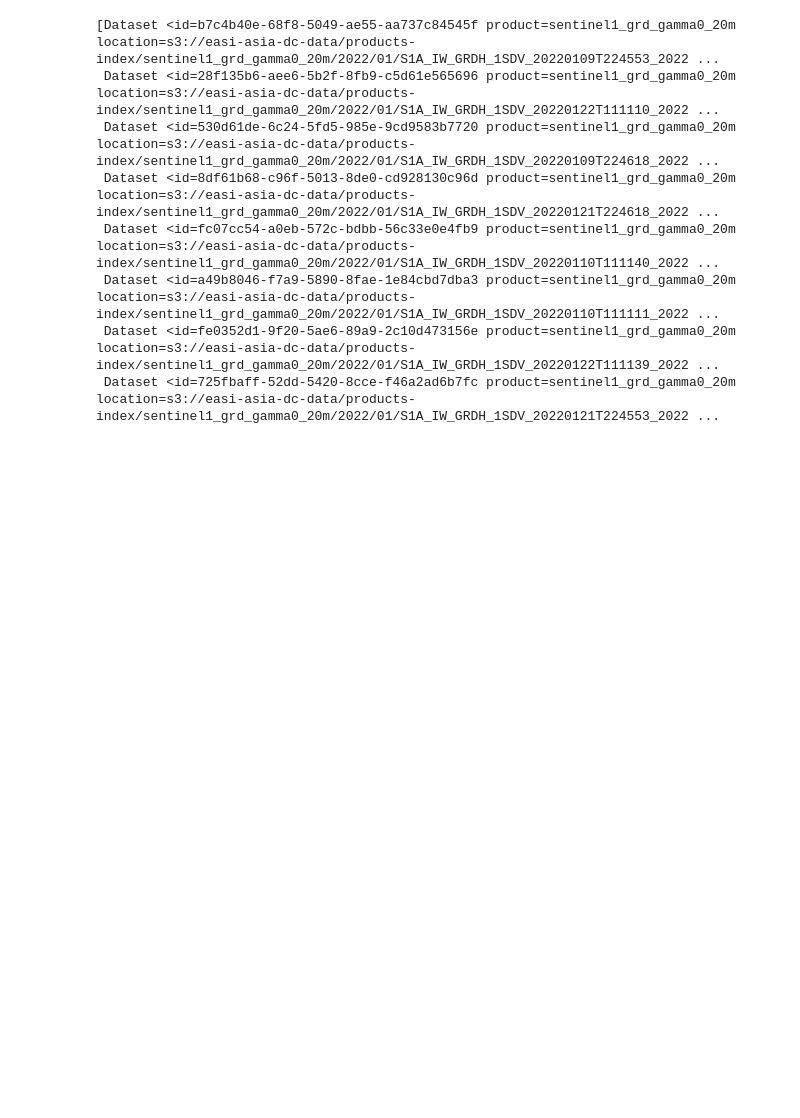
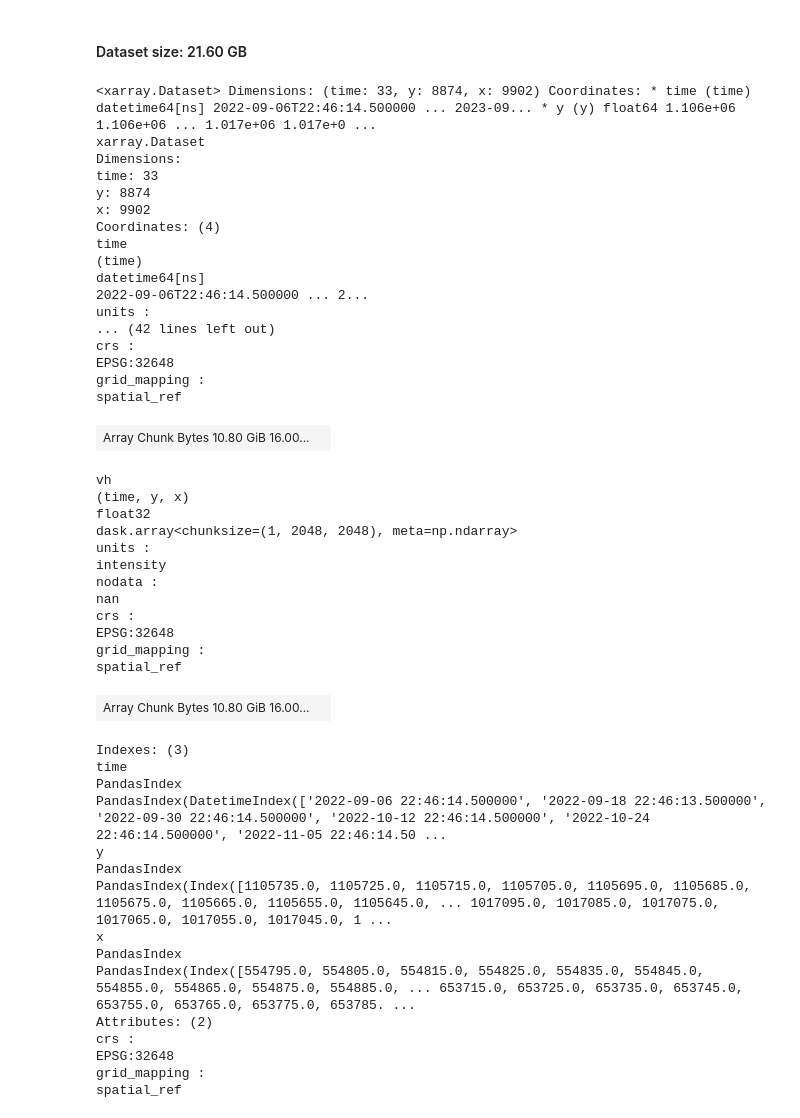
Before and after one commit to minhify/CTU-CSIROBoeingPhase5, a Jupyter notebook: test_VH_VV.ipynb, the cells around one changed output. Saved outputs shown, nothing was run; the diff lists cells and outputs as text; code cells hidden in the pictures; blank space fills up the shorter version.

```diff
--- a/test_VH_VV.ipynb
+++ b/test_VH_VV.ipynb
@@ -22,17 +21,63 @@ dc.list_products()
 # %%
-datasets = dc.find_datasets(
+ds = dc.load(
     product="sentinel1_grd_gamma0_20m",
     x=(105.5, 106.4),
     y=(9.2, 10.0),
-    time=("2022-01-01", "2022-02-01")
+    time=("2022-09-01", "2023-10-01"),
+    measurements=["vv", "vh"],
+    output_crs="EPSG:32648",
+    resolution=(-10,10),
+    dask_chunks={"x":2048, "y":2048},
+    skip_broken_datasets=True,
+    group_by="solar_day"
 )
-datasets
+notebook_utils.heading(notebook_utils.xarray_object_size(ds))
+ds
 # %% [output]
+Dataset size: 21.60 GB
-[Dataset <id=b7c4b40e-68f8-5049-ae55-aa737c84545f product=sentinel1_grd_gamma0_20m location=s3://easi-asia-dc-data/products-index/sentinel1_grd_gamma0_20m/2022/01/S1A_IW_GRDH_1SDV_20220109T224553_2022 ...
- Dataset <id=28f135b6-aee6-5b2f-8fb9-c5d61e565696 product=sentinel1_grd_gamma0_20m location=s3://easi-asia-dc-data/products-index/sentinel1_grd_gamma0_20m/2022/01/S1A_IW_GRDH_1SDV_20220122T111110_2022 ...
- Dataset <id=530d61de-6c24-5fd5-985e-9cd9583b7720 product=sentinel1_grd_gamma0_20m location=s3://easi-asia-dc-data/products-index/sentinel1_grd_gamma0_20m/2022/01/S1A_IW_GRDH_1SDV_20220109T224618_2022 ...
- Dataset <id=8df61b68-c96f-5013-8de0-cd928130c96d product=sentinel1_grd_gamma0_20m location=s3://easi-asia-dc-data/products-index/sentinel1_grd_gamma0_20m/2022/01/S1A_IW_GRDH_1SDV_20220121T224618_2022 ...
- Dataset <id=fc07cc54-a0eb-572c-bdbb-56c33e0e4fb9 product=sentinel1_grd_gamma0_20m location=s3://easi-asia-dc-data/products-index/sentinel1_grd_gamma0_20m/2022/01/S1A_IW_GRDH_1SDV_20220110T111140_2022 ...
- Dataset <id=a49b8046-f7a9-5890-8fae-1e84cbd7dba3 product=sentinel1_grd_gamma0_20m location=s3://easi-asia-dc-data/products-index/sentinel1_grd_gamma0_20m/2022/01/S1A_IW_GRDH_1SDV_20220110T111111_2022 ...
- Dataset <id=fe0352d1-9f20-5ae6-89a9-2c10d473156e product=sentinel1_grd_gamma0_20m location=s3://easi-asia-dc-data/products-index/sentinel1_grd_gamma0_20m/2022/01/S1A_IW_GRDH_1SDV_20220122T111139_2022 ...
- Dataset <id=725fbaff-52dd-5420-8cce-f46a2ad6b7fc product=sentinel1_grd_gamma0_20m location=s3://easi-asia-dc-data/products-index/sentinel1_grd_gamma0_20m/2022/01/S1A_IW_GRDH_1SDV_20220121T224553_2022 ...
+<xarray.Dataset> Dimensions: (time: 33, y: 8874, x: 9902) Coordinates: * time (time) datetime64[ns] 2022-09-06T22:46:14.500000 ... 2023-09... * y (y) float64 1.106e+06 1.106e+06 ... 1.017e+06 1.017e+0 ...
+xarray.Dataset
+Dimensions:
+time: 33
+y: 8874
+x: 9902
+Coordinates: (4)
+time
+(time)
+datetime64[ns]
+2022-09-06T22:46:14.500000 ... 2...
+units :
+... (42 lines left out)
+crs :
+EPSG:32648
+grid_mapping :
+spatial_ref
+| Array Chunk Bytes 10.80 GiB 16.00... |  |
+vh
+(time, y, x)
+float32
+dask.array<chunksize=(1, 2048, 2048), meta=np.ndarray>
+units :
+intensity
+nodata :
+nan
+crs :
+EPSG:32648
+grid_mapping :
+spatial_ref
+| Array Chunk Bytes 10.80 GiB 16.00... |  |
+Indexes: (3)
+time
+PandasIndex
+PandasIndex(DatetimeIndex(['2022-09-06 22:46:14.500000', '2022-09-18 22:46:13.500000', '2022-09-30 22:46:14.500000', '2022-10-12 22:46:14.500000', '2022-10-24 22:46:14.500000', '2022-11-05 22:46:14.50 ...
+y
+PandasIndex
+PandasIndex(Index([1105735.0, 1105725.0, 1105715.0, 1105705.0, 1105695.0, 1105685.0, 1105675.0, 1105665.0, 1105655.0, 1105645.0, ... 1017095.0, 1017085.0, 1017075.0, 1017065.0, 1017055.0, 1017045.0, 1 ...
+x
+PandasIndex
+PandasIndex(Index([554795.0, 554805.0, 554815.0, 554825.0, 554835.0, 554845.0, 554855.0, 554865.0, 554875.0, 554885.0, ... 653715.0, 653725.0, 653735.0, 653745.0, 653755.0, 653765.0, 653775.0, 653785. ...
+Attributes: (2)
+crs :
+EPSG:32648
+grid_mapping :
+spatial_ref
```
Also changed, not shown: parts of 9 cells of this notebook, 3 other files.
